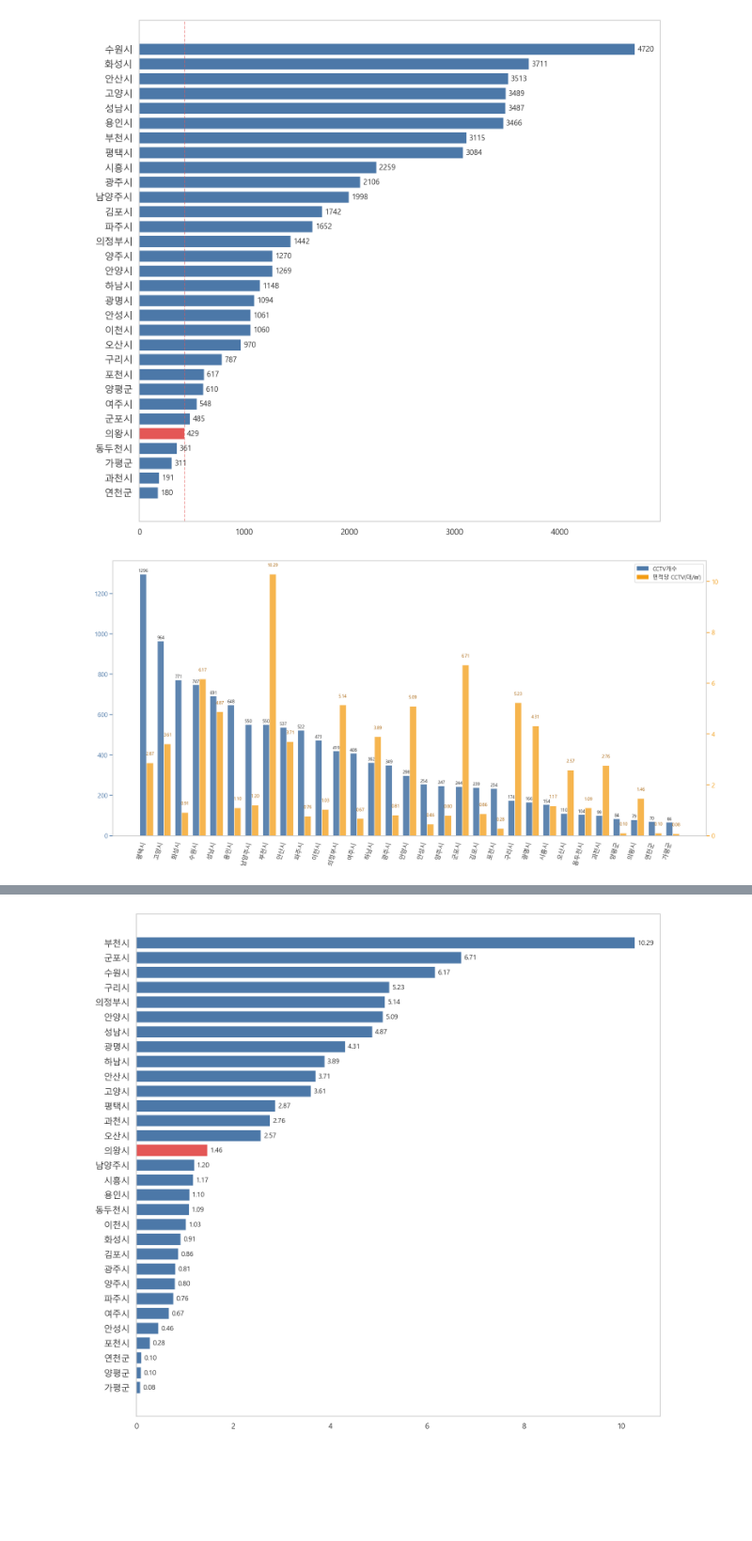
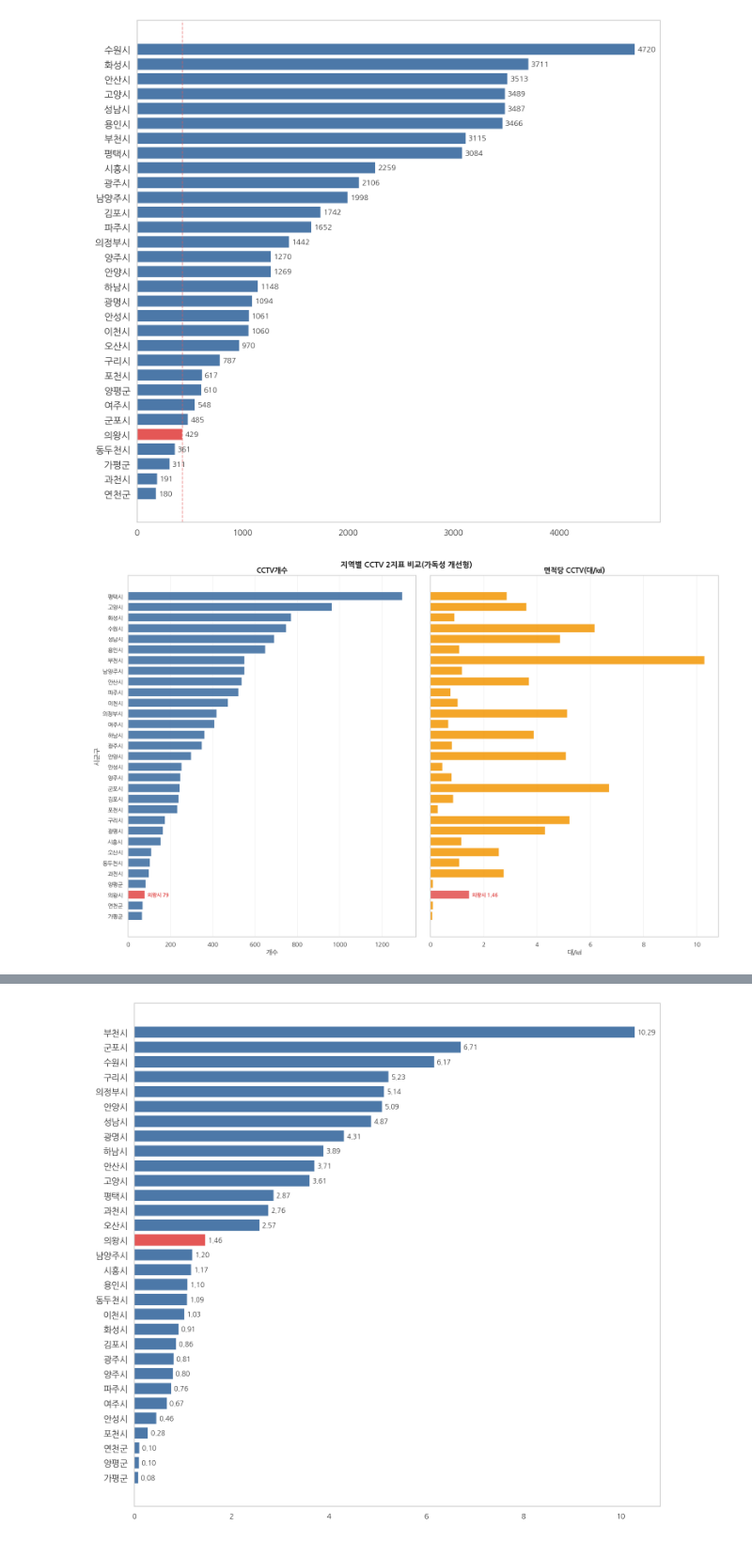
Before and after one commit to qoweh/test, a Jupyter notebook: second report/analysis.ipynb, the cells around one changed output, grey strips where cells are left out. Shown at 94% size. Drawn from its saved outputs; the diff is of its cells as text; code cells hidden in the pictures; blank space fills up the shorter version.

```diff
--- a/second report/analysis.ipynb
+++ b/second report/analysis.ipynb
@@ -123,60 +165,57 @@ plt.show()
 # %% [output]
 [figure]
 # %%
-# 시각화 1-추가2: 지역별 CCTV개수 + 면적당 CCTV 비율(세로 그룹 막대)
+# 시각화 1-개선: 지역별 CCTV개수 + 면적당 CCTV(가로 2패널)
 cctv_compare = cctv_count[['지역', 'CCTV개수']].dropna().copy()
 area_ratio = cctv_ratio[['지역', '면적당_CCTV(대/㎢)']].dropna().copy()
-merged = cctv_compare.merge(area_ratio, on='지역', how='left')
-merged = merged.sort_values('CCTV개수', ascending=False).reset_index(drop=True)
+merged = cctv_compare.merge(area_ratio, on='지역', how='inner')
 
-x = np.arange(len(merged))
-w = 0.38
+merged['CCTV개수'] = pd.to_numeric(merged['CCTV개수'], errors='coerce')
+merged['면적당_CCTV(대/㎢)'] = pd.to_numeric(merged['면적당_CCTV(대/㎢)'], errors='coerce')
+merged = merged.dropna(subset=['CCTV개수', '면적당_CCTV(대/㎢)']).copy()
+merged = merged.sort_values('CCTV개수', ascending=True).reset_index(drop=True)
 
-fig, ax = plt.subplots(figsize=(16, 8))
-bars1 = ax.bar(
-    x - w / 2,
-    merged['CCTV개수'],
-    width=w,
-    color='#4C78A8',
-    alpha=0.9,
-    label='CCTV개수',
+if merged.empty:
+    raise ValueError('시각화 대상 데이터가 비어 있습니다.')
+
+plot_h = max(10, len(merged) * 0.28)
+fig, axes = plt.subplots(
+    1,
+    2,
+    figsize=(16, plot_h),
+    sharey=True,
+    constrained_layout=True,
+    gridspec_kw={'wspace': 0.04},
 )
 
-# 보조축(우측 y축)에 면적당 CCTV 비율 막대
-ax2 = ax.twinx()
-bars2 = ax2.bar(
-    x + w / 2,
-    merged['면적당_CCTV(대/㎢)'],
-    width=w,
-    color='#F39C12',
-    alpha=0.75,
-    label='면적당 CCTV(대/㎢)',
-)
+is_uiwang = merged['지역'].eq('의왕시')
+left_colors = np.where(is_uiwang, '#E45756', '#4C78A8')
+right_colors = np.where(is_uiwang, '#E45756', '#F39C12')
 
-# ax.set_title('지역별 CCTV개수 + 면적당 CCTV 비율(세로 그룹 막대)', fontsize=16, fontweight='bold')
-# ax.set_xlabel('시군구', fontsize=13)
-# ax.set_ylabel('CCTV개수', fontsize=13)
-# ax2.set_ylabel('면적당 CCTV(대/㎢)', fontsize=13, color='#F39C12')
+axes[0].barh(merged['지역'], merged['CCTV개수'], color=left_colors, alpha=0.95)
+axes[1].barh(merged['지역'], merged['면적당_CCTV(대/㎢)'], color=right_colors, alpha=0.9)
 
-ax.set_xticks(x)
-ax.set_xticklabels(merged['지역'], rotation=75, ha='right')
-ax.tick_params(axis='x', labelsize=11)
-ax.tick_params(axis='y', labelsize=11, colors='#4C78A8')
-ax2.tick_params(axis='y', labelsize=11, colors='#F39C12')
-ax.grid(False)
-ax2.grid(False)
+axes[0].set_title('CCTV개수', fontsize=13, fontweight='bold')
+axes[1].set_title('면적당 CCTV(대/㎢)', fontsize=13, fontweight='bold')
+axes[0].set_xlabel('개수')
+axes[1].set_xlabel('대/㎢')
+axes[0].set_ylabel('시군구')
+axes[1].set_ylabel('')
 
-for i, val in enumerate(merged['CCTV개수']):
-    ax.text(i - w / 2, val + merged['CCTV개수'].max() * 0.008, f'{int(val)}', ha='center', fontsize=8)
-for i, val in enumerate(merged['면적당_CCTV(대/㎢)']):
-    ax2.text(i + w / 2, val + merged['면적당_CCTV(대/㎢)'].max() * 0.03, f'{val:.2f}', ha='center', fontsize=8, color='#A65D00')
+for ax in axes:
+    ax.grid(axis='x', alpha=0.25)
+    ax.grid(axis='y', alpha=0)
+    ax.tick_params(axis='y', labelsize=10)
 
-from matplotlib.patches import Patch
-legend_handles = [Patch(color='#4C78A8', label='CCTV개수'), Patch(color='#F39C12', label='면적당 CCTV(대/㎢)')]
-ax.legend(handles=legend_handles, loc='upper right', fontsize=10, frameon=True)
+if is_uiwang.any():
+    city = '의왕시'
+    v1 = float(merged.loc[is_uiwang, 'CCTV개수'].iloc[0])
+    v2 = float(merged.loc[is_uiwang, '면적당_CCTV(대/㎢)'].iloc[0])
+    axes[0].text(v1, city, f'  의왕시 {int(v1)}', va='center', color='#E45756', fontsize=9, fontweight='bold')
+    axes[1].text(v2, city, f'  의왕시 {v2:.2f}', va='center', color='#E45756', fontsize=9, fontweight='bold')
 
+fig.suptitle('지역별 CCTV 2지표 비교(가독성 개선형)', y=1.01, fontsize=14, fontweight='bold')
 fix_korean_font(fig)
-plt.tight_layout()
 plt.show()
 # %% [output]
-[figure, old version]
+[figure, new version]
```
Also changed, not shown: parts of 9 cells of this notebook.
